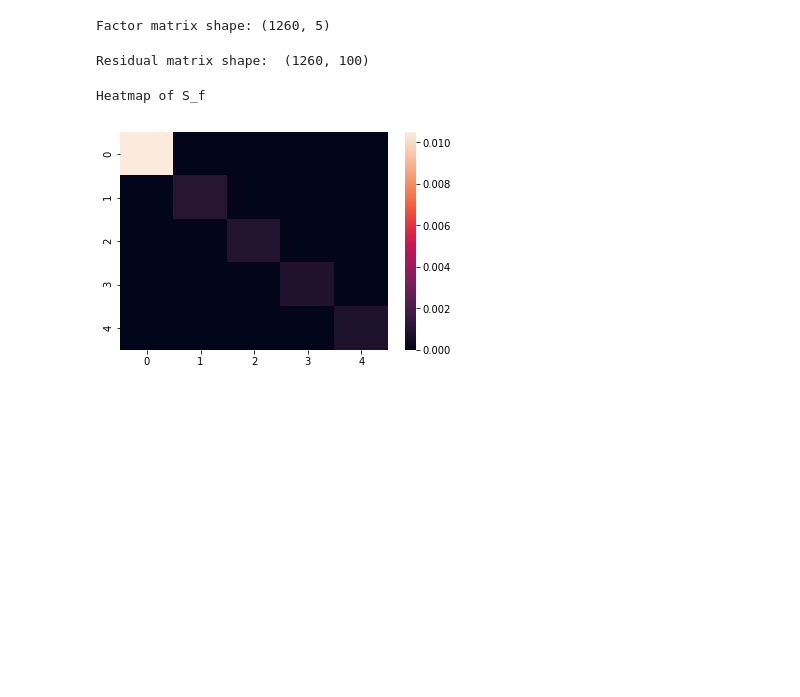
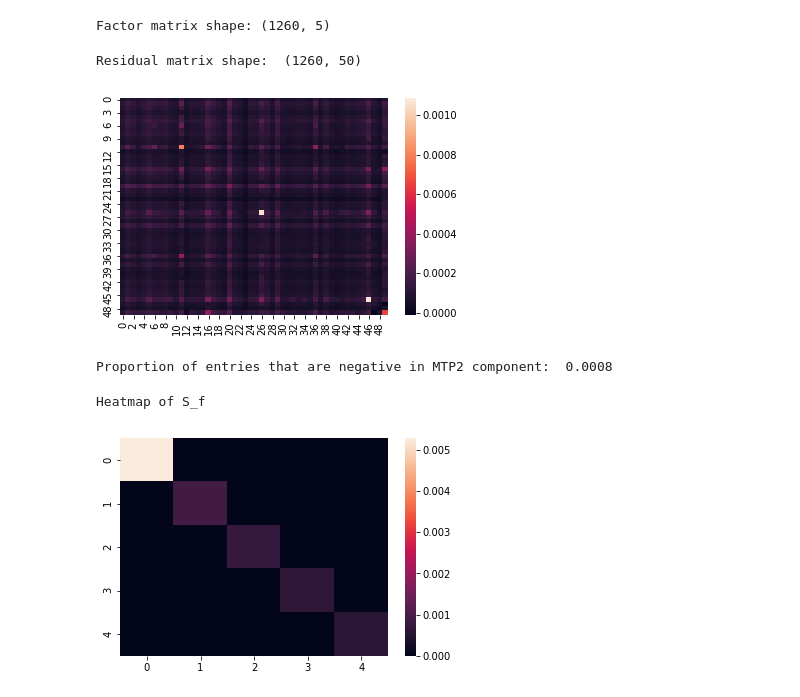
Before and after one commit to uhlerlab/MTP2-finance, a Jupyter notebook: PCA.ipynb, the cells around one changed output. Saved outputs shown, nothing was run; the diff lists cells and outputs as text; code cells hidden in the pictures; blank space fills up the shorter version.

```diff
--- a/PCA.ipynb
+++ b/PCA.ipynb
@@ -47,22 +47,36 @@ print("Factor matrix shape:", fac_mat.shape)
 Factor matrix shape: (1260, 5)
 # %%
 #constructs residual matrix after getting betas for each asset
+B = []
 res_mat = []
-for i in range(100):
+for i in range(50):
     lm = LinearRegression()
     asset = pastRet[:, i]
     lm.fit(X = fac_mat, y = asset)
+    beta_i = lm.coef_
+    B.append(beta_i)
     pred = lm.predict(X = fac_mat)
     res = asset - pred
     res_mat.append(res)
 res_mat = np.array(res_mat).T
+B = np.array(B).T
 print("Residual matrix shape: ", res_mat.shape)
 # %% [output]
-Residual matrix shape:  (1260, 100)
+Residual matrix shape:  (1260, 50)
 # %%
 S_u = np.cov(res_mat.T) #empirical covariance of residual matrix
 # %%
 S_f = np.cov(fac_mat.T) #empirical covariance of factors
+# %%
+MTP2_component = B.T.dot(S_f).dot(B)
+sns.heatmap(MTP2_component)
+plt.show()
+# %% [output]
+[figure, added]
+# %%
+print("Proportion of entries that are negative in MTP2 component: ", np.sum(MTP2_component < 0)/MTP2_component.size)
+# %% [output]
+Proportion of entries that are negative in MTP2 component:  0.0008
 # %%
 print("Heatmap of S_f")
 sns.heatmap(S_f)
```
Also changed, not shown: parts of 4 cells of this notebook.
